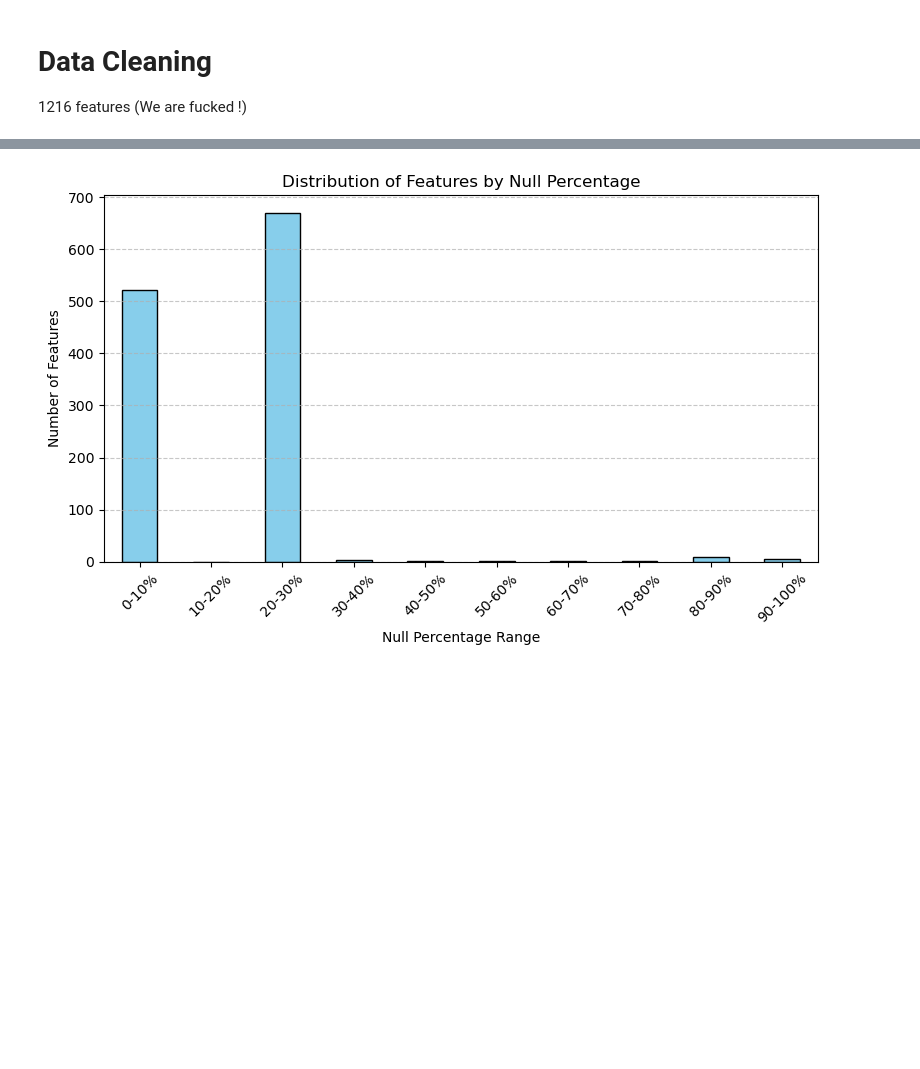
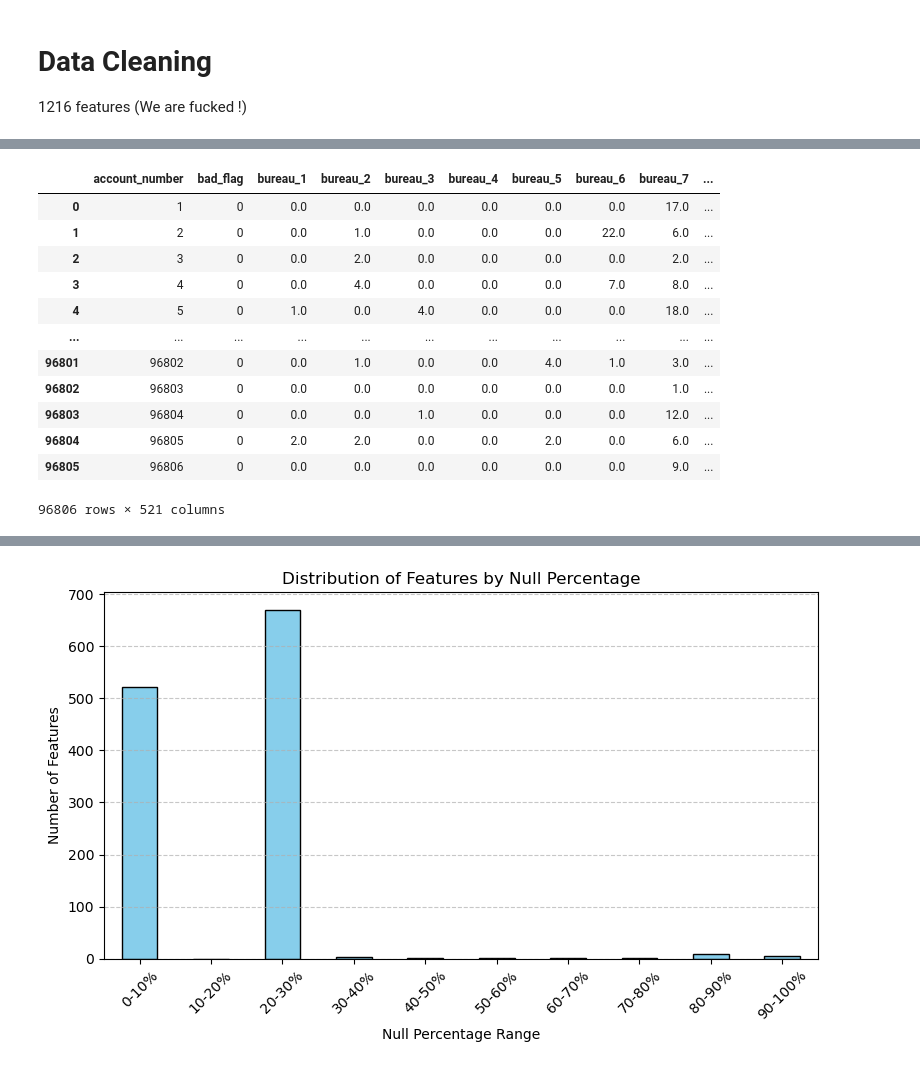
Before and after one commit to sarthakg004/convolve, a Jupyter notebook: untitled.ipynb, the cells around one changed output, grey strips where cells are left out. Drawn from its saved outputs; the diff is of its cells as text; code cells hidden in the pictures; blank space fills up the shorter version.

```diff
--- a/untitled.ipynb
+++ b/untitled.ipynb
@@ -32,3 +32,6 @@ import yaml
 # Data Cleaning
 
 1216 features (We are fucked !)
+# %%
+df = pd.read_csv('data/raw/Dev_data_to_be_shared.csv')
+val_df = pd.read_csv('data/raw/validation_data_to_be_shared.csv')
@@ -34,0 +54,31 @@ import yaml
+# %%
+def drop_null(threshold, df, val_df):
+    # Identify columns to retain
+    valid_cols = df.columns[df.isnull().mean() <= threshold]
+
+    # Log details
+    dropped_cols = set(df.columns) - set(valid_cols)
+
+    # Subset dataframes
+    df = df.loc[:, valid_cols]
+    val_df = val_df.loc[:, valid_cols.drop('bad_flag')]
+
+    return df, val_df
+
+df , val_df = drop_null(0.25, df, val_df)
+# %%
+df
+# %% [output]
+|  | account_number | bad_flag | bureau_1 | bureau_2 | bureau_3 | bureau_4 | bureau_5 | bureau_6 | bureau_7 | ... |
+| 0 | 1 | 0 | 0.0 | 0.0 | 0.0 | 0.0 | 0.0 | 0.0 | 17.0 | ... |
+| 1 | 2 | 0 | 0.0 | 1.0 | 0.0 | 0.0 | 0.0 | 22.0 | 6.0 | ... |
+| 2 | 3 | 0 | 0.0 | 2.0 | 0.0 | 0.0 | 0.0 | 0.0 | 2.0 | ... |
+| 3 | 4 | 0 | 0.0 | 4.0 | 0.0 | 0.0 | 0.0 | 7.0 | 8.0 | ... |
+| 4 | 5 | 0 | 1.0 | 0.0 | 4.0 | 0.0 | 0.0 | 0.0 | 18.0 | ... |
+| ... | ... | ... | ... | ... | ... | ... | ... | ... | ... | ... |
+| 96801 | 96802 | 0 | 0.0 | 1.0 | 0.0 | 0.0 | 4.0 | 1.0 | 3.0 | ... |
+| 96802 | 96803 | 0 | 0.0 | 0.0 | 0.0 | 0.0 | 0.0 | 0.0 | 1.0 | ... |
+| 96803 | 96804 | 0 | 0.0 | 0.0 | 1.0 | 0.0 | 0.0 | 0.0 | 12.0 | ... |
+| 96804 | 96805 | 0 | 2.0 | 2.0 | 0.0 | 0.0 | 2.0 | 0.0 | 6.0 | ... |
+| 96805 | 96806 | 0 | 0.0 | 0.0 | 0.0 | 0.0 | 0.0 | 0.0 | 9.0 | ... |
+96806 rows × 521 columns
```
Also changed, not shown: parts of 13 cells of this notebook, 10 other files.
